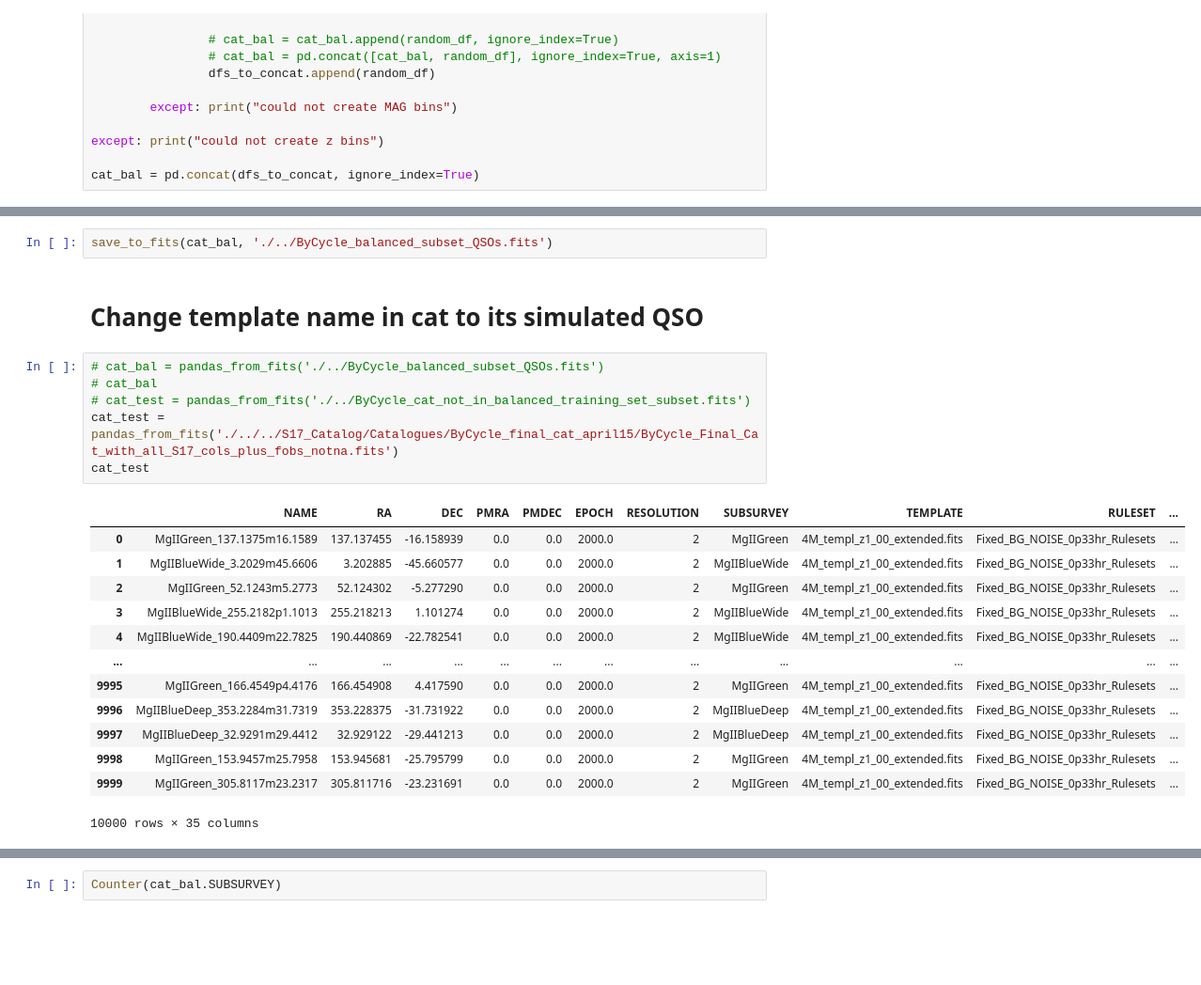
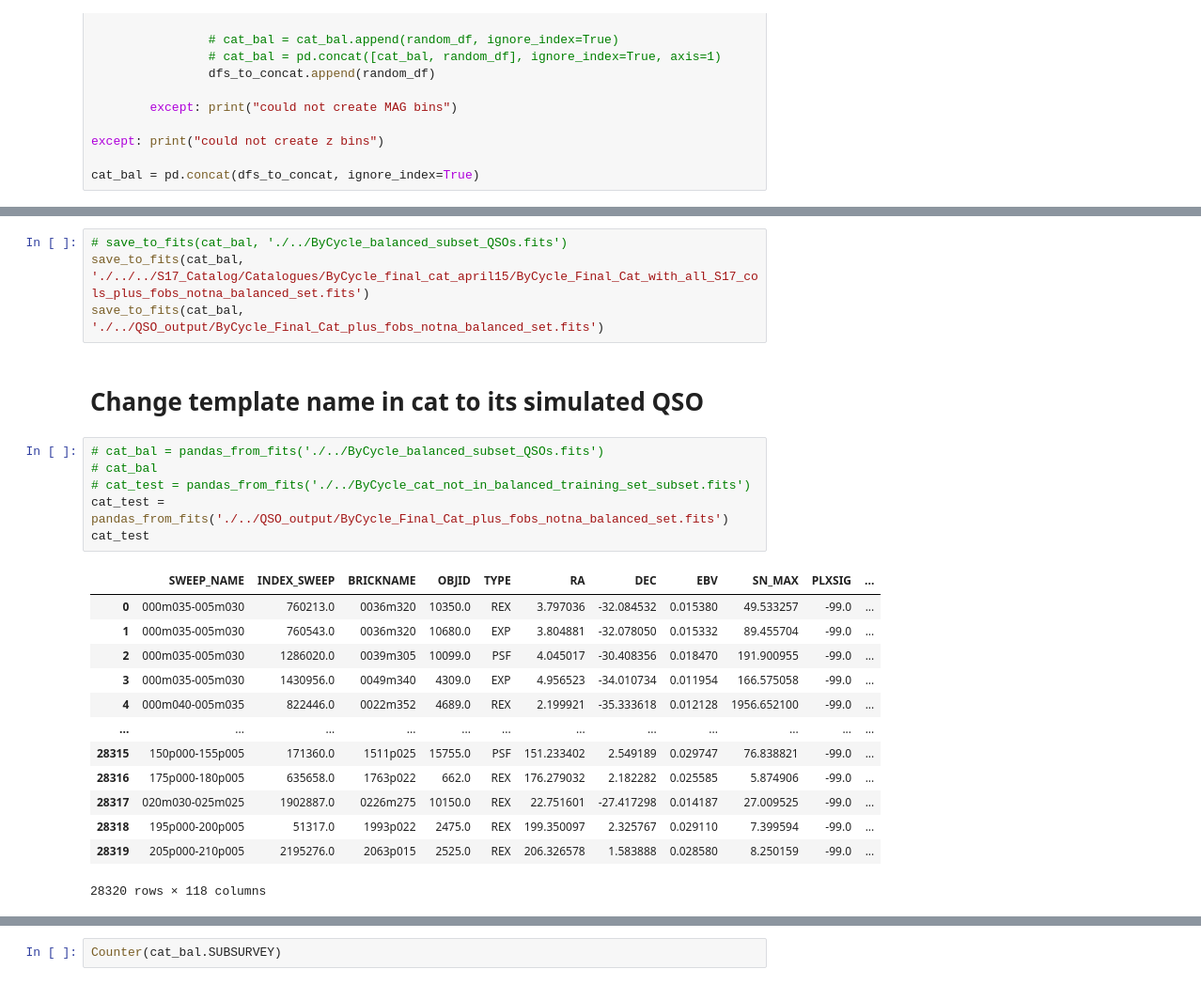
Before and after one commit to NicoGalvarino/simpaqs, a Jupyter notebook: prep_cat_for_SIMPAQS.ipynb, the cells around one changed output, grey strips where cells are left out. Shown at 94% size. Drawn from its saved outputs; the diff is of its cells as text; blank space fills up the shorter version.

```diff
--- a/prep_cat_for_SIMPAQS.ipynb
+++ b/prep_cat_for_SIMPAQS.ipynb
@@ -283,25 +288,27 @@ cat_bal.MAG.hist()
 # %%
-save_to_fits(cat_bal, './../ByCycle_balanced_subset_QSOs.fits')
+# save_to_fits(cat_bal, './../ByCycle_balanced_subset_QSOs.fits')
+save_to_fits(cat_bal, './../../S17_Catalog/Catalogues/ByCycle_final_cat_april15/ByCycle_Final_Cat_with_all_S17_cols_plus_fobs_notna_balanced_set.fits')
+save_to_fits(cat_bal, './../QSO_output/ByCycle_Final_Cat_plus_fobs_notna_balanced_set.fits')
 # %% [markdown]
 # Change template name in cat to its simulated QSO
 # %%
 # cat_bal = pandas_from_fits('./../ByCycle_balanced_subset_QSOs.fits')
 # cat_bal
 # cat_test = pandas_from_fits('./../ByCycle_cat_not_in_balanced_training_set_subset.fits')
-cat_test = pandas_from_fits('./../../S17_Catalog/Catalogues/ByCycle_final_cat_april15/ByCycle_Final_Cat_with_all_S17_cols_plus_fobs_notna.fits')
+cat_test = pandas_from_fits('./../QSO_output/ByCycle_Final_Cat_plus_fobs_notna_balanced_set.fits')
 cat_test
 # %% [output]
-|  | NAME | RA | DEC | PMRA | PMDEC | EPOCH | RESOLUTION | SUBSURVEY | TEMPLATE | RULESET | ... |
-| 0 | MgIIGreen_137.1375m16.1589 | 137.137455 | -16.158939 | 0.0 | 0.0 | 2000.0 | 2 | MgIIGreen | 4M_templ_z1_00_extended.fits | Fixed_BG_NOISE_0p33hr_Rulesets | ... |
-| 1 | MgIIBlueWide_3.2029m45.6606 | 3.202885 | -45.660577 | 0.0 | 0.0 | 2000.0 | 2 | MgIIBlueWide | 4M_templ_z1_00_extended.fits | Fixed_BG_NOISE_0p33hr_Rulesets | ... |
-| 2 | MgIIGreen_52.1243m5.2773 | 52.124302 | -5.277290 | 0.0 | 0.0 | 2000.0 | 2 | MgIIGreen | 4M_templ_z1_00_extended.fits | Fixed_BG_NOISE_0p33hr_Rulesets | ... |
-| 3 | MgIIBlueWide_255.2182p1.1013 | 255.218213 | 1.101274 | 0.0 | 0.0 | 2000.0 | 2 | MgIIBlueWide | 4M_templ_z1_00_extended.fits | Fixed_BG_NOISE_0p33hr_Rulesets | ... |
-| 4 | MgIIBlueWide_190.4409m22.7825 | 190.440869 | -22.782541 | 0.0 | 0.0 | 2000.0 | 2 | MgIIBlueWide | 4M_templ_z1_00_extended.fits | Fixed_BG_NOISE_0p33hr_Rulesets | ... |
+|  | SWEEP_NAME | INDEX_SWEEP | BRICKNAME | OBJID | TYPE | RA | DEC | EBV | SN_MAX | PLXSIG | ... |
+| 0 | 000m035-005m030 | 760213.0 | 0036m320 | 10350.0 | REX | 3.797036 | -32.084532 | 0.015380 | 49.533257 | -99.0 | ... |
+| 1 | 000m035-005m030 | 760543.0 | 0036m320 | 10680.0 | EXP | 3.804881 | -32.078050 | 0.015332 | 89.455704 | -99.0 | ... |
+| 2 | 000m035-005m030 | 1286020.0 | 0039m305 | 10099.0 | PSF | 4.045017 | -30.408356 | 0.018470 | 191.900955 | -99.0 | ... |
+| 3 | 000m035-005m030 | 1430956.0 | 0049m340 | 4309.0 | EXP | 4.956523 | -34.010734 | 0.011954 | 166.575058 | -99.0 | ... |
+| 4 | 000m040-005m035 | 822446.0 | 0022m352 | 4689.0 | REX | 2.199921 | -35.333618 | 0.012128 | 1956.652100 | -99.0 | ... |
 | ... | ... | ... | ... | ... | ... | ... | ... | ... | ... | ... | ... |
-| 9995 | MgIIGreen_166.4549p4.4176 | 166.454908 | 4.417590 | 0.0 | 0.0 | 2000.0 | 2 | MgIIGreen | 4M_templ_z1_00_extended.fits | Fixed_BG_NOISE_0p33hr_Rulesets | ... |
-| 9996 | MgIIBlueDeep_353.2284m31.7319 | 353.228375 | -31.731922 | 0.0 | 0.0 | 2000.0 | 2 | MgIIBlueDeep | 4M_templ_z1_00_extended.fits | Fixed_BG_NOISE_0p33hr_Rulesets | ... |
-| 9997 | MgIIBlueDeep_32.9291m29.4412 | 32.929122 | -29.441213 | 0.0 | 0.0 | 2000.0 | 2 | MgIIBlueDeep | 4M_templ_z1_00_extended.fits | Fixed_BG_NOISE_0p33hr_Rulesets | ... |
-| 9998 | MgIIGreen_153.9457m25.7958 | 153.945681 | -25.795799 | 0.0 | 0.0 | 2000.0 | 2 | MgIIGreen | 4M_templ_z1_00_extended.fits | Fixed_BG_NOISE_0p33hr_Rulesets | ... |
-| 9999 | MgIIGreen_305.8117m23.2317 | 305.811716 | -23.231691 | 0.0 | 0.0 | 2000.0 | 2 | MgIIGreen | 4M_templ_z1_00_extended.fits | Fixed_BG_NOISE_0p33hr_Rulesets | ... |
+| 28315 | 150p000-155p005 | 171360.0 | 1511p025 | 15755.0 | PSF | 151.233402 | 2.549189 | 0.029747 | 76.838821 | -99.0 | ... |
+| 28316 | 175p000-180p005 | 635658.0 | 1763p022 | 662.0 | REX | 176.279032 | 2.182282 | 0.025585 | 5.874906 | -99.0 | ... |
+| 28317 | 020m030-025m025 | 1902887.0 | 0226m275 | 10150.0 | REX | 22.751601 | -27.417298 | 0.014187 | 27.009525 | -99.0 | ... |
+| 28318 | 195p000-200p005 | 51317.0 | 1993p022 | 2475.0 | REX | 199.350097 | 2.325767 | 0.029110 | 7.399594 | -99.0 | ... |
+| 28319 | 205p000-210p005 | 2195276.0 | 2063p015 | 2525.0 | REX | 206.326578 | 1.583888 | 0.028580 | 8.250159 | -99.0 | ... |
-10000 rows × 35 columns
+28320 rows × 118 columns
 # %%
```
Also changed, not shown: parts of 29 cells of this notebook, 4 other files.
